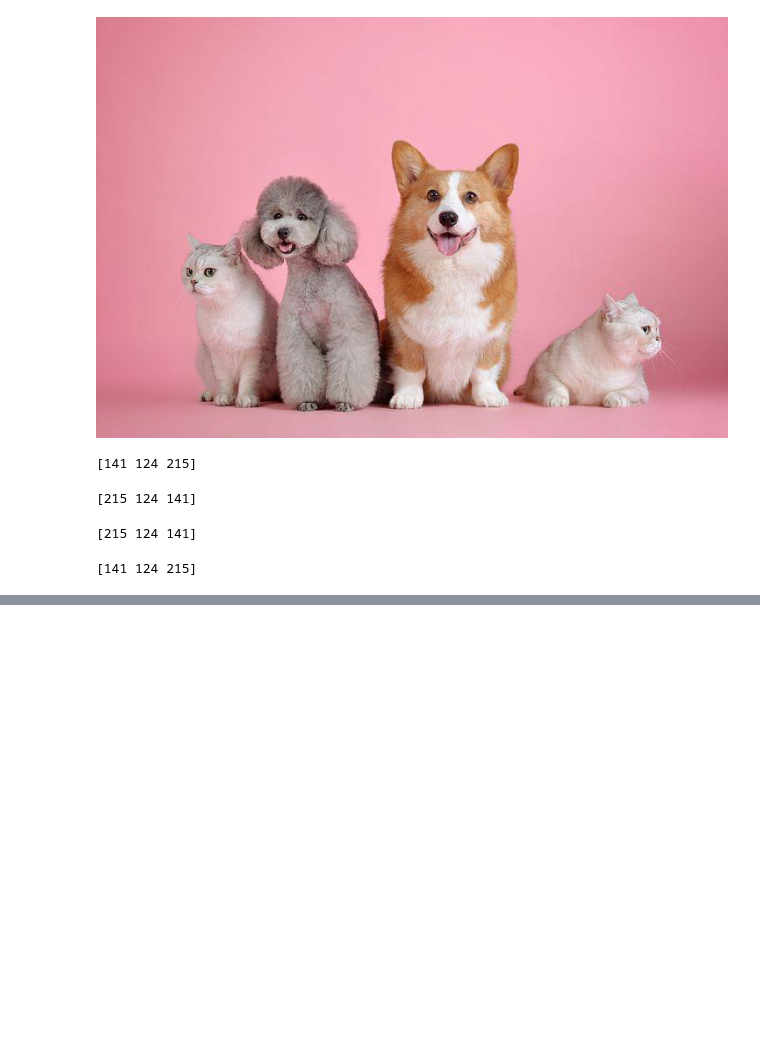
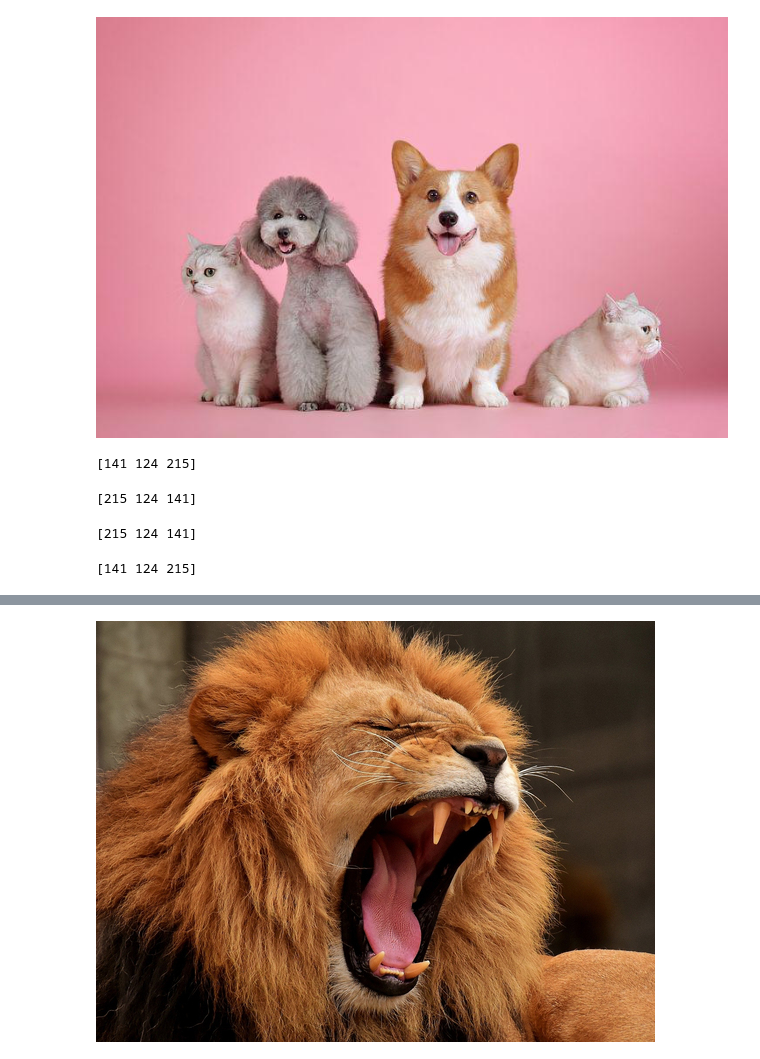
Before and after one commit to 85honesty/OpenCV, a Jupyter notebook: OpneCV_한번에_끝내기.ipynb, the cells around one changed output, grey strips where cells are left out. Saved outputs shown, nothing was run; the diff lists cells and outputs as text; code cells hidden in the pictures; blank space fills up the shorter version.

```diff
--- a/OpneCV_한번에_끝내기.ipynb
+++ b/OpneCV_한번에_끝내기.ipynb
@@ -315,0 +382,2 @@ print(temp_arr[0][0])
+# %%
+image = cv2.imread('/content/lion.jpg', cv2.IMREAD_UNCHANGED) # IMREAD_UNCHANGED : RGB와 투명도까지 가져오기
@@ -315,0 +410,4 @@ print(temp_arr[0][0])
+# %%
+cv2_imshow(image)
+# %% [output]
+[figure, added]
```
Also changed, not shown: parts of 36 cells of this notebook.
